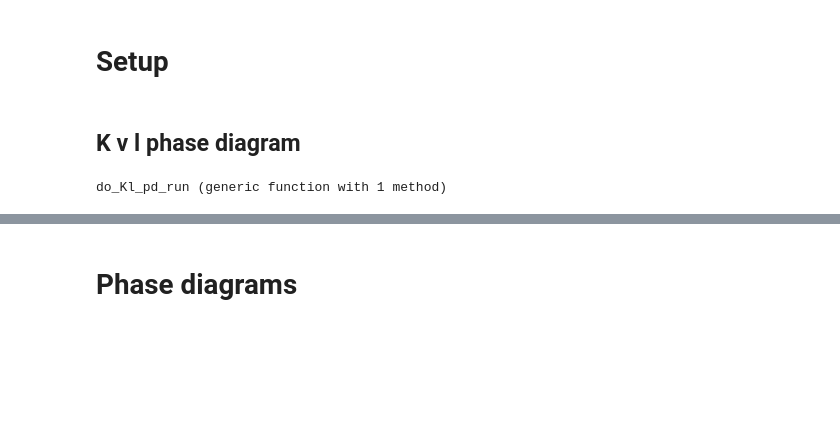
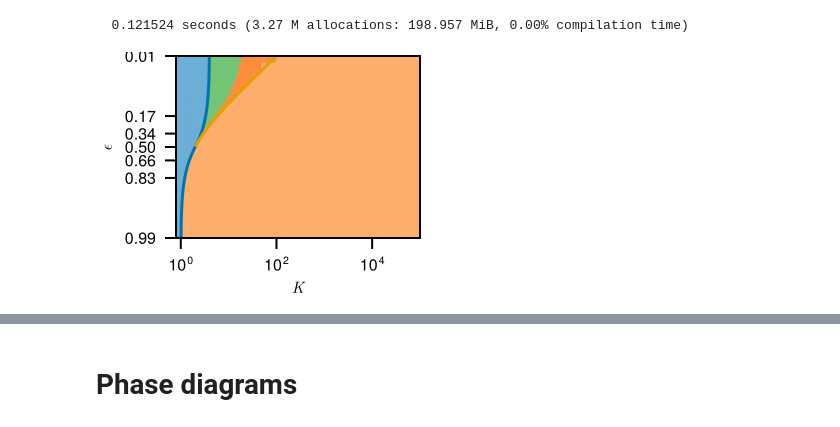
Before and after one commit to kockahonza/SSMC, a Jupyter notebook: notebooks/clean slate/Minimal Model 2.ipynb, the cells around one changed output, grey strips where cells are left out. Cells and saved outputs as stored; diff of their text form; code cells hidden in the pictures; blank space fills up the shorter version.

```diff
--- a/notebooks/clean slate/Minimal Model 2.ipynb
+++ b/notebooks/clean slate/Minimal Model 2.ipynb
@@ -15,40 +8,0 @@ CairoMakie.activate!()
-# %% [markdown]
-# Setup
-# %% [markdown]
-## K v l phase diagram
-# %%
-function do_Kl_pd_run(logKs, epsilons;
-    m=1.,
-    k=0.,
-    c=1.,
-    d=1.,
-    r=1.,
-    DN=1e-12, DI=1., DR=1.,
-    return_raw=false,
-)
-    rslts = Matrix{Vector{NospaceSolStability.T}}(undef, length(logKs), length(epsilons))
-    @tasks for i in 1:length(logKs)
-        logK = logKs[i]
-        for (j, e) in enumerate(epsilons)
-            rslts[i, j] = analyse_mmp(
-                MMParams(;
-                    K=10 ^ logK,
-                    m,
-                    l=(1-e),
-                    k,
-                    c,
-                    d,
-                    r,
-                );
-                DN, DI, DR,
-            )
-        end
-    end
-    if return_raw
-        rslts
-    else
-        nospacesolstabilities_to_code.(rslts)
-    end
-end
-# %% [output]
-do_Kl_pd_run (generic function with 1 method)
@@ -54,0 +13,9 @@ do_Kl_pd_run (generic function with 1 method)
+# %%
+@time f = make_Kl_pd(
+    range(-0.1, 5., 100), range(0.01, 0.99, 100),
+    1., 1.,
+    1e-6, 1., 1.,
+)
+# %% [output]
+  0.121524 seconds (3.27 M allocations: 198.957 MiB, 0.00% compilation time)
+[figure, added]
```
Also changed, not shown: parts of 12 cells of this notebook, 30 other files.
